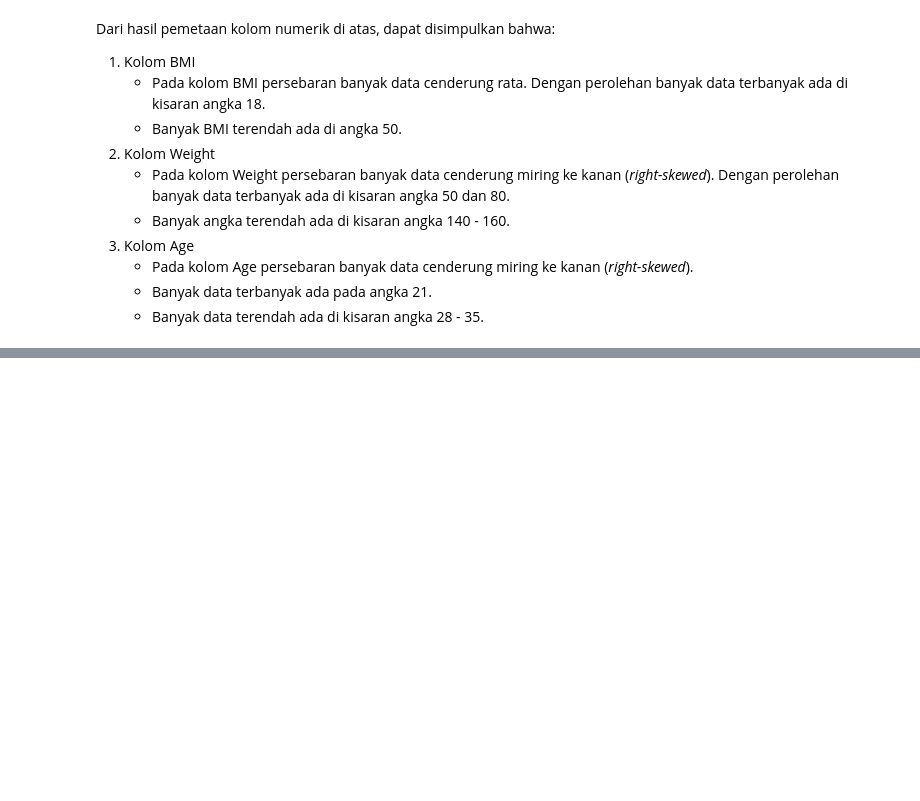
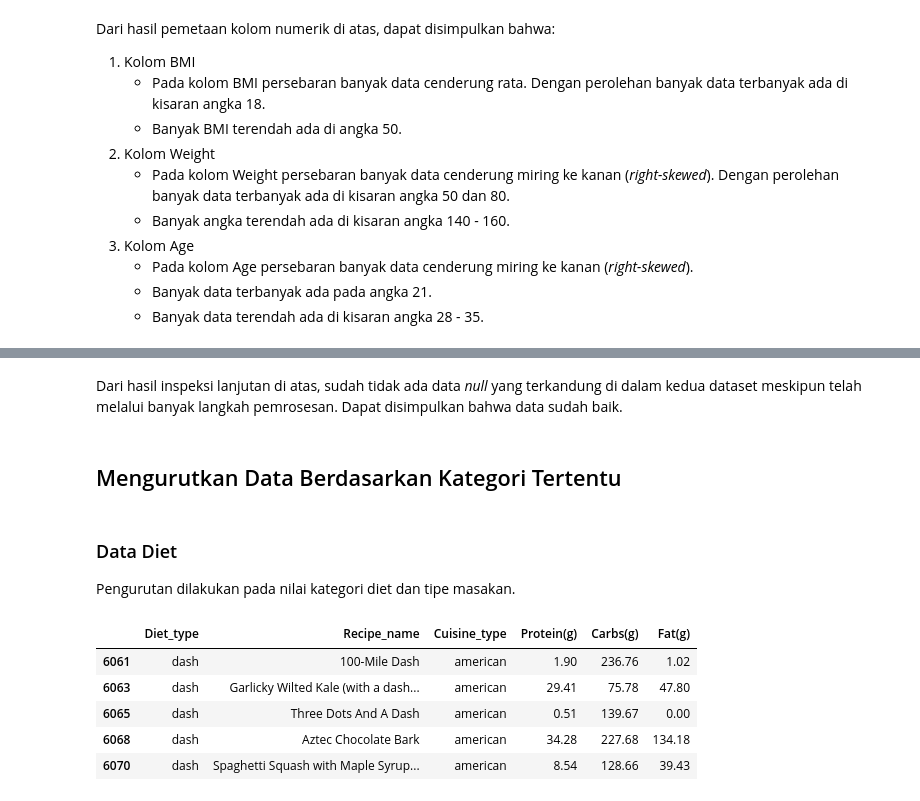
Before and after one commit to ishala/obesity-analysis-and-recommender-system, a Jupyter notebook: Submission 2/analisis.ipynb, the cells around one changed output, grey strips where cells are left out. Saved outputs shown, nothing was run; the diff lists cells and outputs as text; code cells hidden in the pictures; blank space fills up the shorter version.

```diff
--- a/Submission 2/analisis.ipynb
+++ b/Submission 2/analisis.ipynb
@@ -892,0 +930,19 @@ Dari hasil pemetaan kolom numerik di atas, dapat disimpulkan bahwa:
+# %% [markdown]
+Dari hasil inspeksi lanjutan di atas, sudah tidak ada data *null* yang terkandung di dalam kedua dataset meskipun telah melalui banyak langkah pemrosesan. Dapat disimpulkan bahwa data sudah baik.
+# %% [markdown]
+## Mengurutkan Data Berdasarkan Kategori Tertentu
+# %% [markdown]
+### Data Diet
+
+Pengurutan dilakukan pada nilai kategori diet dan tipe masakan.
+# %%
+fixDiet = cleanedDiets.sort_values(['Diet_type', 'Cuisine_type'], ascending=True)
+# %%
+fixDiet.head()
+# %% [output]
+|  | Diet_type | Recipe_name | Cuisine_type | Protein(g) | Carbs(g) | Fat(g) |
+| 6061 | dash | 100-Mile Dash | american | 1.90 | 236.76 | 1.02 |
+| 6063 | dash | Garlicky Wilted Kale (with a dash... | american | 29.41 | 75.78 | 47.80 |
+| 6065 | dash | Three Dots And A Dash | american | 0.51 | 139.67 | 0.00 |
+| 6068 | dash | Aztec Chocolate Bark | american | 34.28 | 227.68 | 134.18 |
+| 6070 | dash | Spaghetti Squash with Maple Syrup... | american | 8.54 | 128.66 | 39.43 |
```
Also changed, not shown: parts of 35 cells of this notebook.
